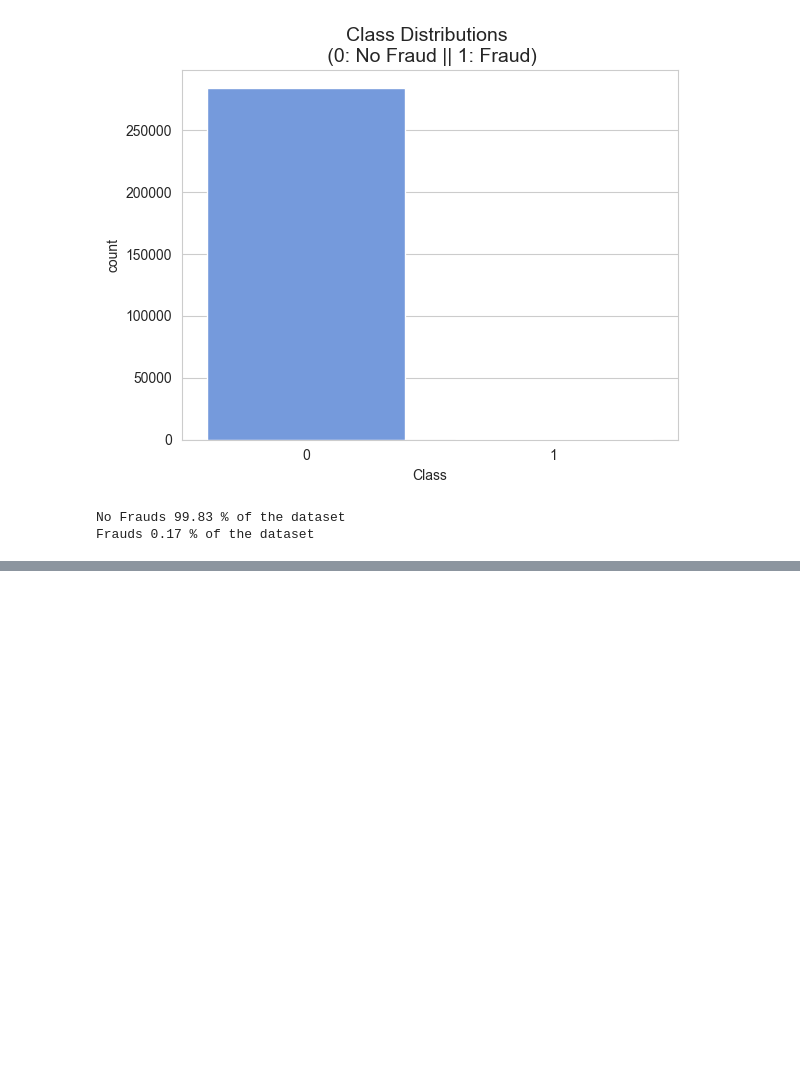
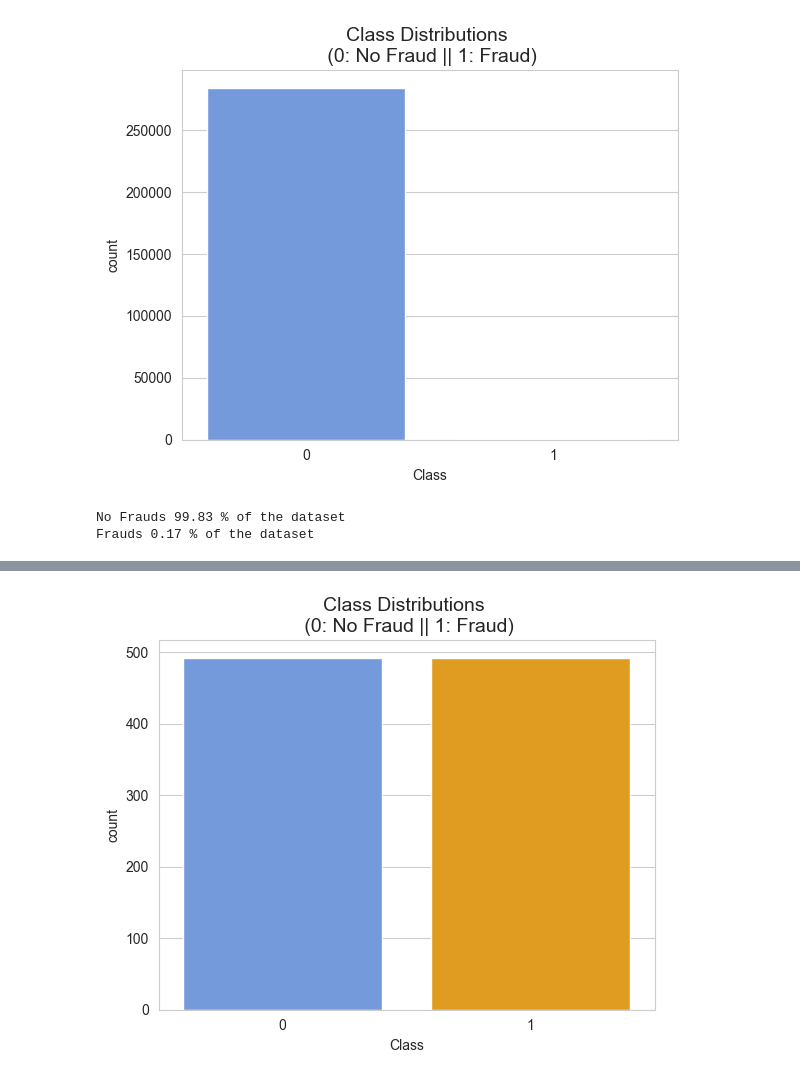
Before and after one commit to DuongVu39/credit_card_fraud_detection, a Jupyter notebook: notebooks/Exploration.ipynb, the cells around one changed output, grey strips where cells are left out. Drawn from its saved outputs; the diff is of its cells as text; code cells hidden in the pictures; blank space fills up the shorter version.

```diff
--- a/notebooks/Exploration.ipynb
+++ b/notebooks/Exploration.ipynb
@@ -57,0 +136,13 @@ Frauds 0.17 % of the dataset
+# %%
+rob_scaler = RobustScaler()
+
+df['scaled_amount'] = rob_scaler.fit_transform(df['Amount'].values.reshape(-1,1))
+df['scaled_time'] = rob_scaler.fit_transform(df['Time'].values.reshape(-1,1))
+
+df.drop(['Time','Amount'], axis=1, inplace=True)
+# %%
+cols = df.columns.tolist()
+cols = cols[-2:] + cols[:-2]
+df = df[cols]
+
+df.head()
@@ -57,0 +206,18 @@ Frauds 0.17 % of the dataset
+# %%
+# Shuffle the dataset before creating subsample
+
+df = df.sample(frac=1)
+
+# amount of fraud classes: 492
+fraud_df = df.loc[df["Class"]==1]
+non_fraud_df = df.loc[df["Class"]==0][:492]
+
+normal_dist_df = pd.concat([fraud_df, non_fraud_df])
+
+# shuffle
+new_df = normal_dist_df.sample(frac=1, random_state=42)
+
+print(f"Number of non frauds transaction is {new_df['Class'].value_counts()[0]}, {round(new_df['Class'].value_counts()[0]/len(new_df) * 100,2)} % of the dataset")
+print(f"Number of frauds transaction is {new_df['Class'].value_counts()[1]}, {round(new_df['Class'].value_counts()[0]/len(new_df) * 100,2)} % of the dataset")
+
+new_df.head()
@@ -57,0 +234,7 @@ Frauds 0.17 % of the dataset
+# %%
+colors = ["cornflowerblue", "orange"]
+
+sns.countplot(data=new_df, x="Class", palette=colors)
+plt.title('Class Distributions \n (0: No Fraud || 1: Fraud)', fontsize=14);
+# %% [output]
+[figure, added]
```
Also changed, not shown: parts of 18 cells of this notebook.
